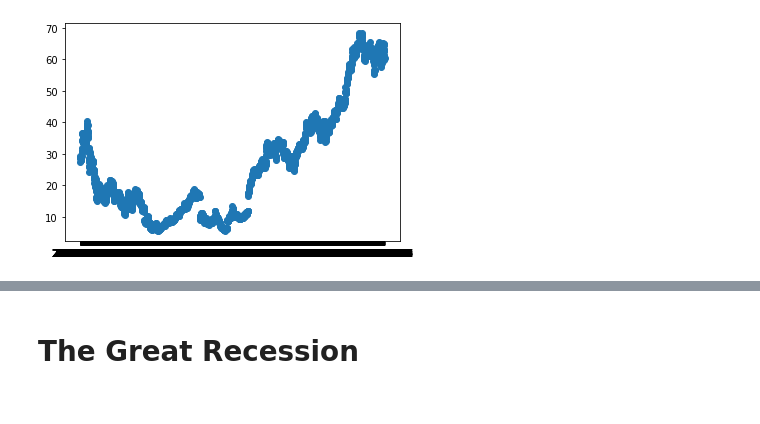
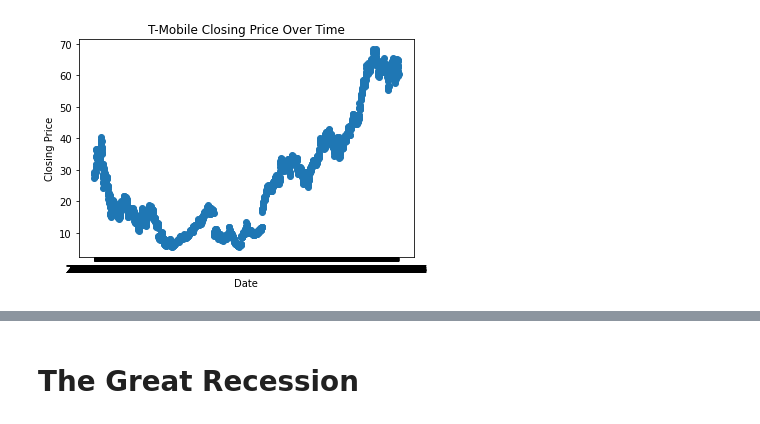
Before and after one commit to mssubaiti/Project1_Group1, a Jupyter notebook: nasdaq.ipynb, the cells around one changed output, grey strips where cells are left out. Saved outputs shown, nothing was run; the diff lists cells and outputs as text; code cells hidden in the pictures.

```diff
--- a/nasdaq.ipynb
+++ b/nasdaq.ipynb
@@ -135,5 +123,8 @@ plt.show()
 # %%
 plt.scatter(tmobile_data["Date"], tmobile_data["Close"])
+plt.title("T-Mobile Closing Price Over Time")
+plt.xlabel("Date")
+plt.ylabel("Closing Price")
 plt.show()
 # %% [output]
-[figure, old version]
+[figure, new version]
```
Also changed, not shown: parts of 15 cells of this notebook.
